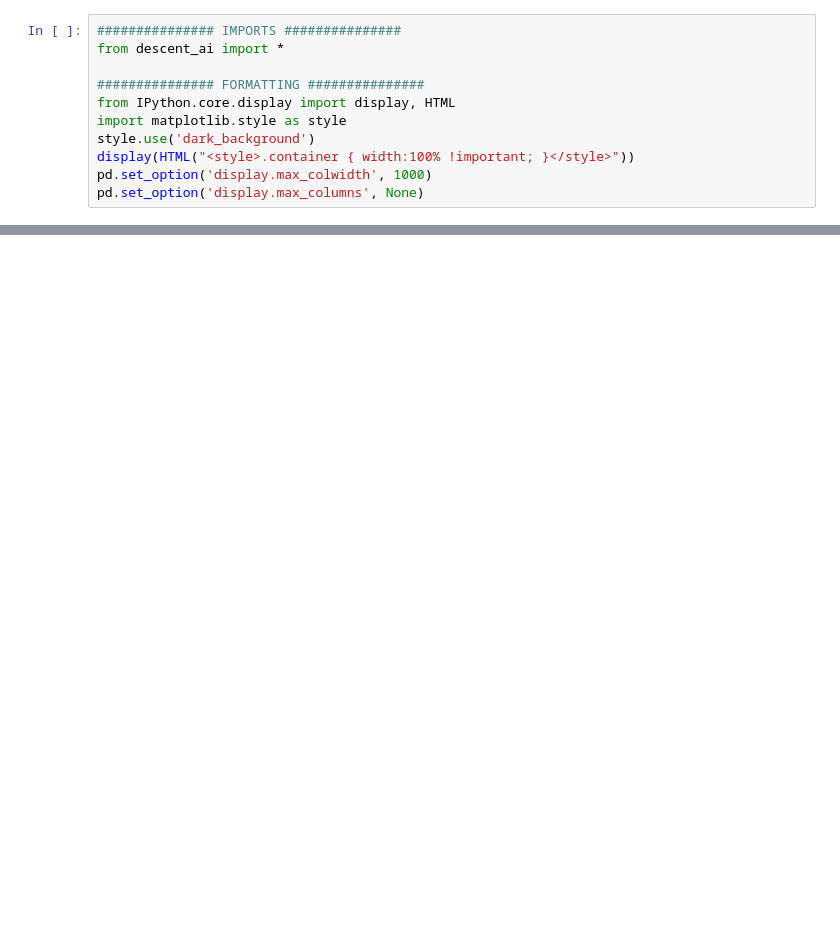
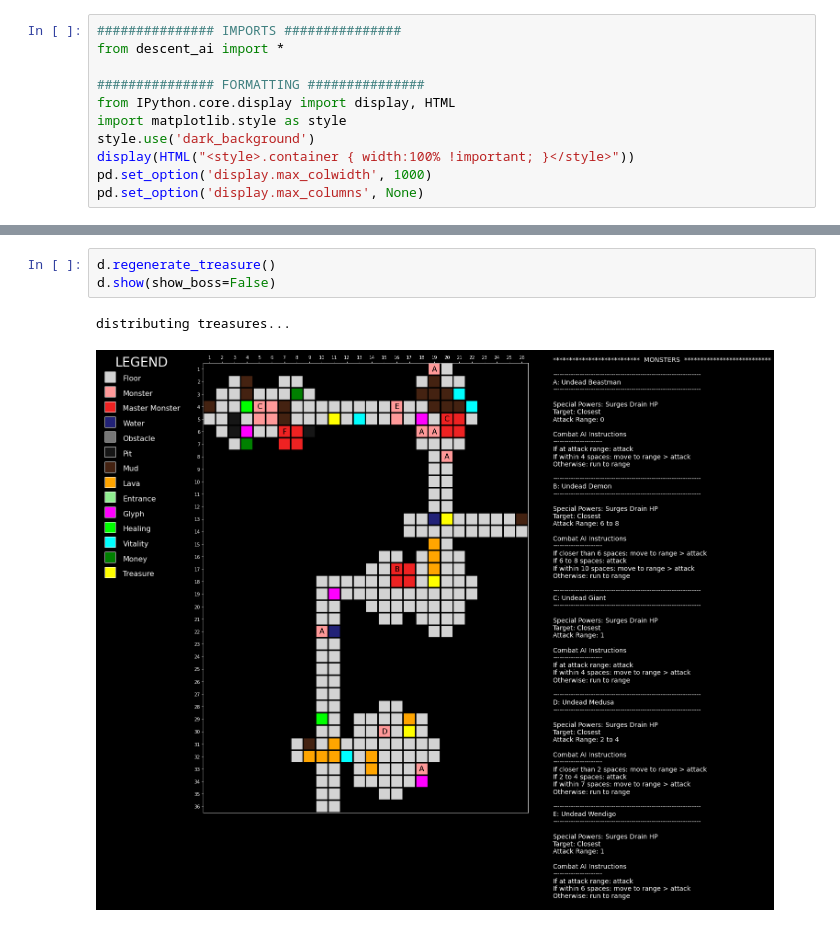
Before and after one commit to KevinCarr42/Descent_AI, a Jupyter notebook: ScenarioBuilder.ipynb, the cells around one changed output, grey strips where cells are left out. Saved outputs shown, nothing was run; the diff lists cells and outputs as text; blank space fills up the shorter version.

```diff
--- a/ScenarioBuilder.ipynb
+++ b/ScenarioBuilder.ipynb
@@ -32,0 +39,6 @@ complete!
+# %%
+d.regenerate_treasure()
+d.show(show_boss=False)
+# %% [output]
+distributing treasures...
+[figure, added]
```
Also changed, not shown: parts of 5 cells of this notebook, 1 other file.
